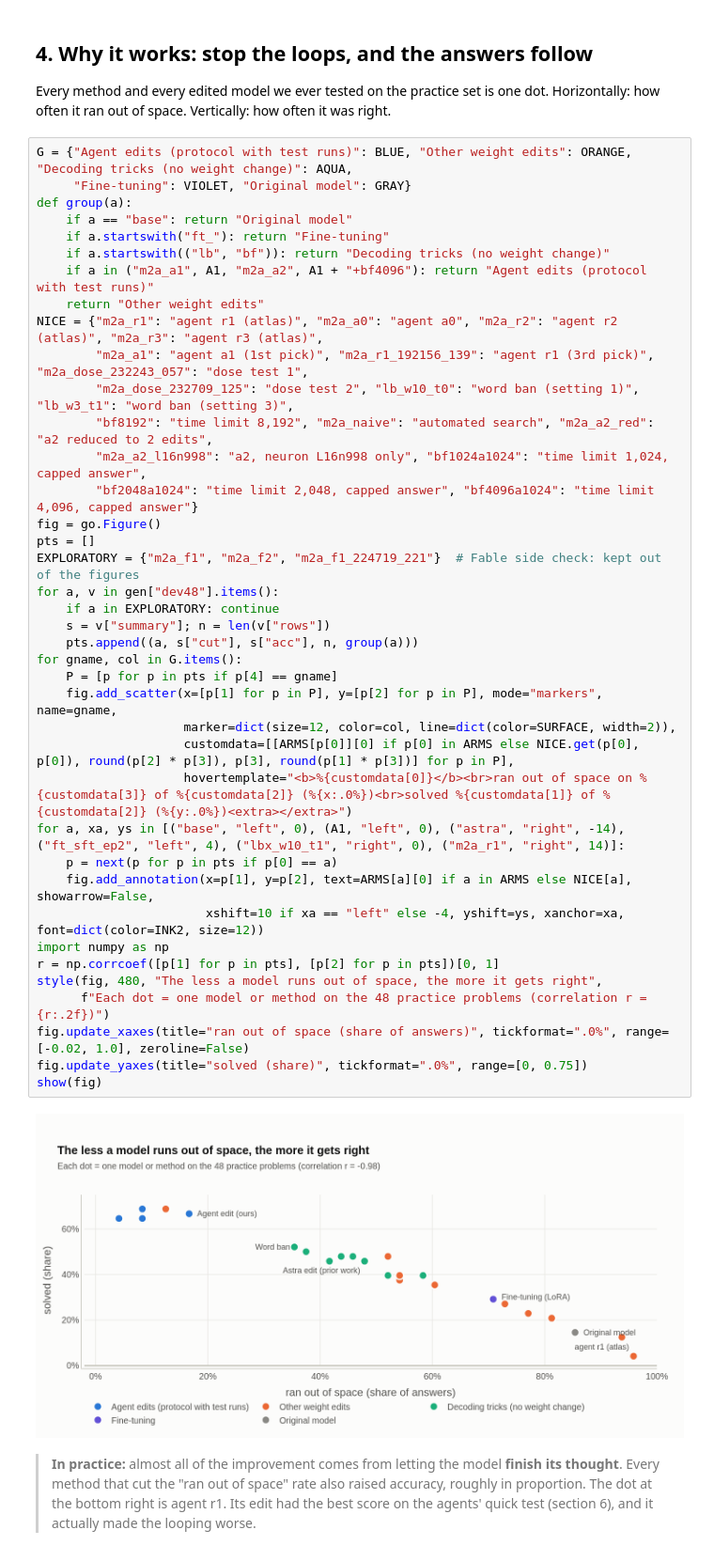
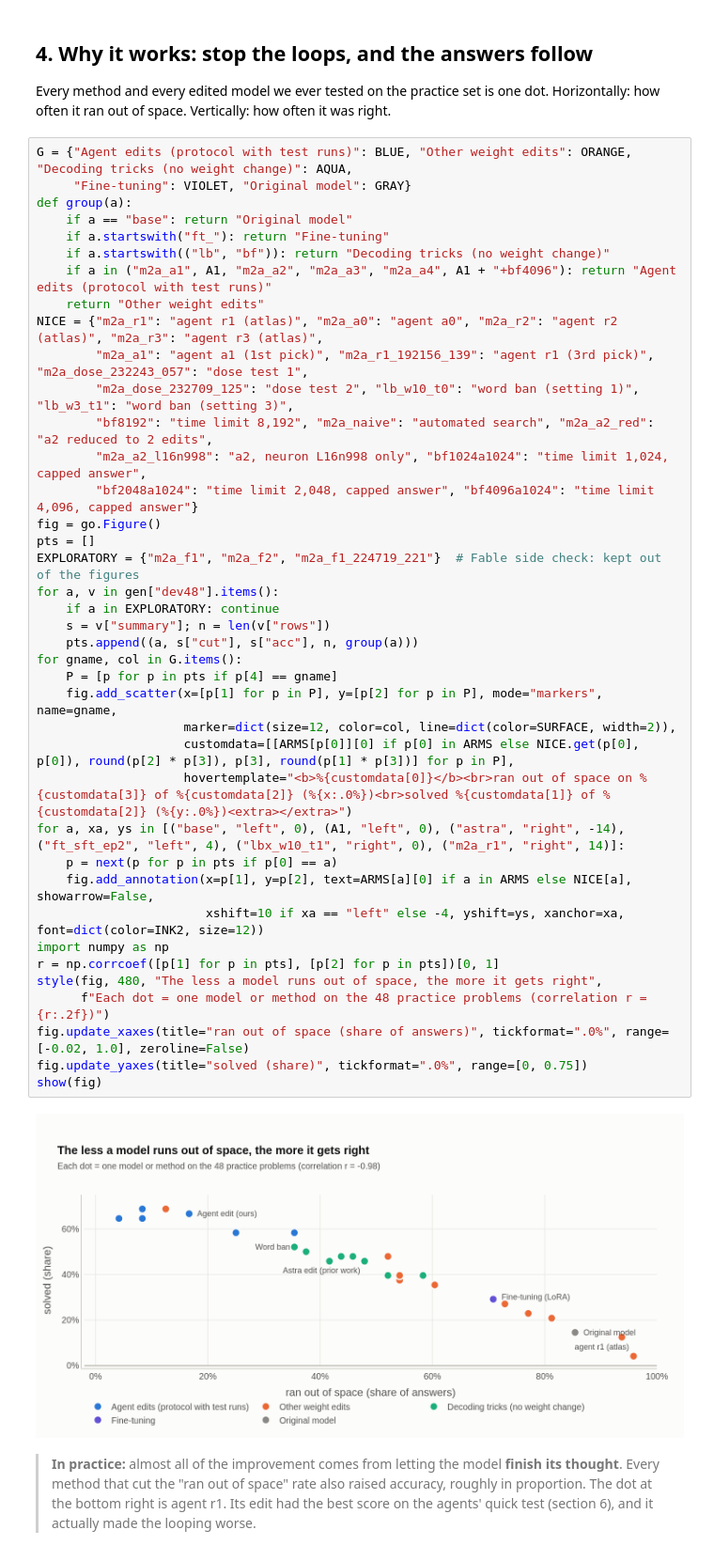
Before and after one commit to luizmlo/agentic-weight-editing, a Jupyter notebook: notebooks/results.ipynb, the cells around one changed output. Shown at 94% size. Saved outputs shown, nothing was run; the diff lists cells and outputs as text.

```diff
--- a/notebooks/results.ipynb
+++ b/notebooks/results.ipynb
@@ -275,40 +275,40 @@ def group(a):
     if a == "base": return "Original model"
     if a.startswith("ft_"): return "Fine-tuning"
     if a.startswith(("lb", "bf")): return "Decoding tricks (no weight change)"
-    if a in ("m2a_a1", A1, "m2a_a2", A1 + "+bf4096"): return "Agent edits (protocol with test runs)"
+    if a in ("m2a_a1", A1, "m2a_a2", "m2a_a3", "m2a_a4", A1 + "+bf4096"): return "Agent edits (protocol with test runs)"
     return "Other weight edits"
 NICE = {"m2a_r1": "agent r1 (atlas)", "m2a_a0": "agent a0", "m2a_r2": "agent r2 (atlas)", "m2a_r3": "agent r3 (atlas)",
         "m2a_a1": "agent a1 (1st pick)", "m2a_r1_192156_139": "agent r1 (3rd pick)", "m2a_dose_232243_057": "dose test 1",
         "m2a_dose_232709_125": "dose test 2", "lb_w10_t0": "word ban (setting 1)", "lb_w3_t1": "word ban (setting 3)",
         "bf8192": "time limit 8,192", "m2a_naive": "automated search", "m2a_a2_red": "a2 reduced to 2 edits",
         "m2a_a2_l16n998": "a2, neuron L16n998 only", "bf1024a1024": "time limit 1,024, capped answer",
         "bf2048a1024": "time limit 2,048, capped answer", "bf4096a1024": "time limit 4,096, capped answer"}
 fig = go.Figure()
 pts = []
 EXPLORATORY = {"m2a_f1", "m2a_f2", "m2a_f1_224719_221"}  # Fable side check: kept out of the figures
 for a, v in gen["dev48"].items():
     if a in EXPLORATORY: continue
     s = v["summary"]; n = len(v["rows"])
     pts.append((a, s["cut"], s["acc"], n, group(a)))
 for gname, col in G.items():
     P = [p for p in pts if p[4] == gname]
     fig.add_scatter(x=[p[1] for p in P], y=[p[2] for p in P], mode="markers", name=gname,
                     marker=dict(size=12, color=col, line=dict(color=SURFACE, width=2)),
                     customdata=[[ARMS[p[0]][0] if p[0] in ARMS else NICE.get(p[0], p[0]), round(p[2] * p[3]), p[3], round(p[1] * p[3])] for p in P],
                     hovertemplate="<b>%{customdata[0]}</b><br>ran out of space on %{customdata[3]} of %{customdata[2]} (%{x:.0%})<br>solved %{customdata[1]} of %{customdata[2]} (%{y:.0%})<extra></extra>")
 for a, xa, ys in [("base", "left", 0), (A1, "left", 0), ("astra", "right", -14), ("ft_sft_ep2", "left", 4), ("lbx_w10_t1", "right", 0), ("m2a_r1", "right", 14)]:
     p = next(p for p in pts if p[0] == a)
     fig.add_annotation(x=p[1], y=p[2], text=ARMS[a][0] if a in ARMS else NICE[a], showarrow=False,
                        xshift=10 if xa == "left" else -4, yshift=ys, xanchor=xa, font=dict(color=INK2, size=12))
 import numpy as np
 r = np.corrcoef([p[1] for p in pts], [p[2] for p in pts])[0, 1]
 style(fig, 480, "The less a model runs out of space, the more it gets right",
       f"Each dot = one model or method on the 48 practice problems (correlation r = {r:.2f})")
 fig.update_xaxes(title="ran out of space (share of answers)", tickformat=".0%", range=[-0.02, 1.0], zeroline=False)
 fig.update_yaxes(title="solved (share)", tickformat=".0%", range=[0, 0.75])
 show(fig)
 # %% [output]
-[figure, old version]
+[figure, new version]
 # %% [markdown]
 > **In practice:** almost all of the improvement comes from letting the model **finish its thought**. Every method
 > that cut the "ran out of space" rate also raised accuracy, roughly in proportion. The dot at the bottom right is
```
Also changed, not shown: parts of 1 cell of this notebook, 11 other files.
